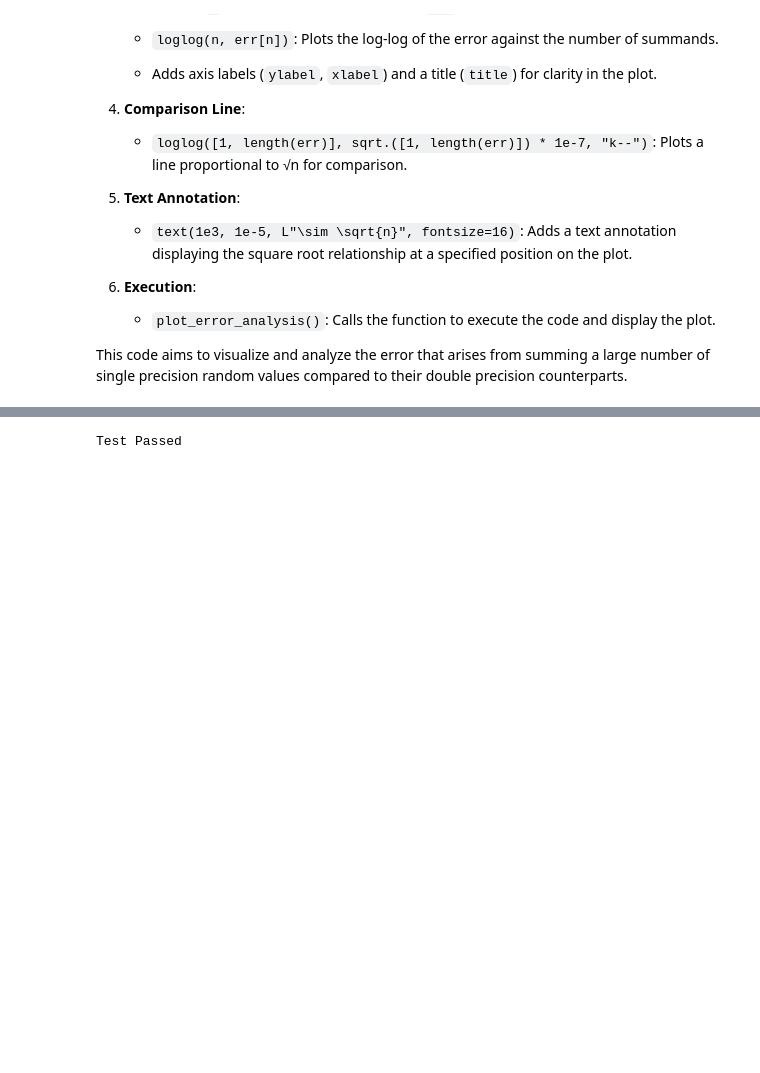
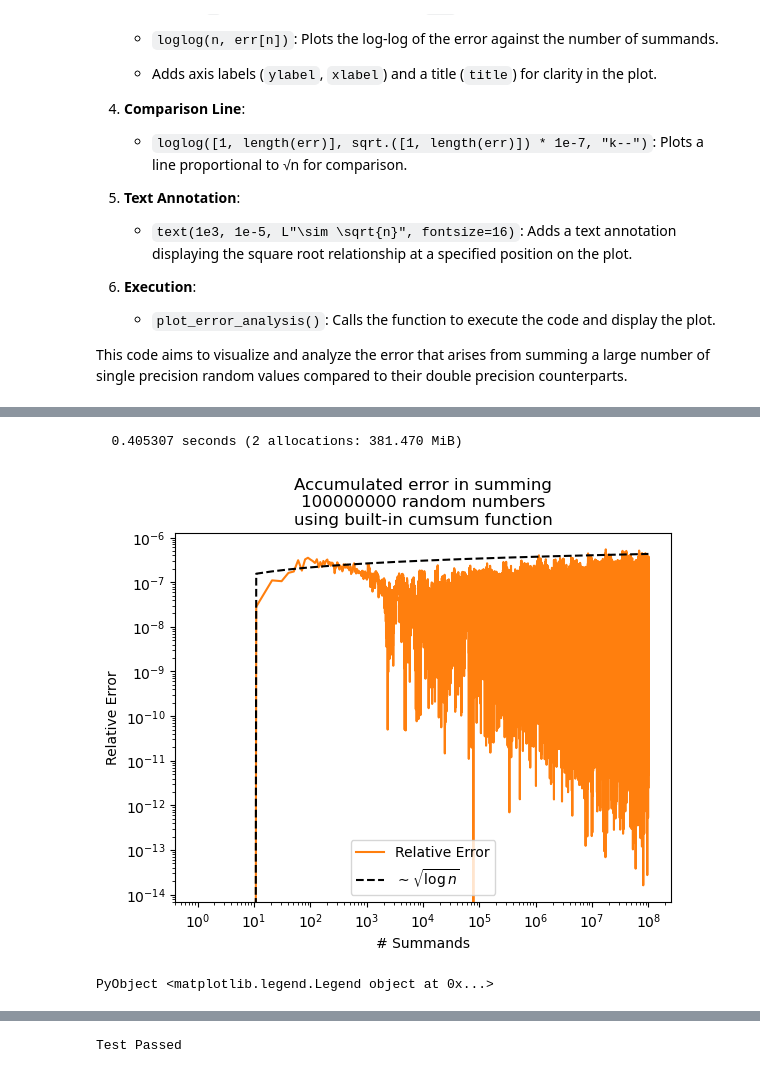
Before and after one commit to Grumpy-Mephisto/KMITL, a Jupyter notebook: Method of Numerical Computation/02-lab/Lab2.ipynb, the cells around one changed output, grey strips where cells are left out. Drawn from its saved outputs; the diff is of its cells as text; code cells hidden in the pictures; blank space fills up the shorter version.

Commit message:
🐛 fix(numerical): add using `cumsum` built-in

```diff
--- a/Method of Numerical Computation/02-lab/Lab2.ipynb
+++ b/Method of Numerical Computation/02-lab/Lab2.ipynb
@@ -136,4 +136,27 @@ plot_error_analysis()
 PyObject <matplotlib.legend.Legend object at 0x...>
+# %%
+function plot_error_analysis_builtin(size_rand_array::Int = 10^8)
+    x = rand(Float32, size_rand_array)
+    @time y = cumsum(x)
+    y_exact = cumsum(Float64.(x))
+    err = abs.(y .- y_exact) ./ abs.(y_exact)
+
+    n = 1:10:length(err)
+    loglog(n, err[n], color="C1", label="Relative Error")
+    ylabel("Relative Error")
+    xlabel("# Summands")
+
+    loglog(n, sqrt.(log.(n)) * 1e-7, "k--", label=L"\sim \sqrt{\log{n}}")
+    title("Accumulated error in summing" * "\n" * "$size_rand_array random numbers" * "\n" * "using built-in cumsum function")
+
+    legend()
+end
+
+plot_error_analysis_builtin()
+# %% [output]
+  0.405307 seconds (2 allocations: 381.470 MiB)
+[figure, added]
+PyObject <matplotlib.legend.Legend object at 0x...>
 # %%
 using BenchmarkTools
 
```
Also changed, not shown: parts of 2 cells of this notebook.
